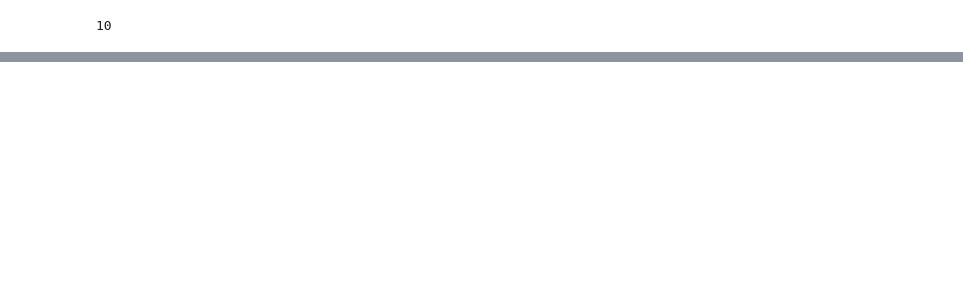
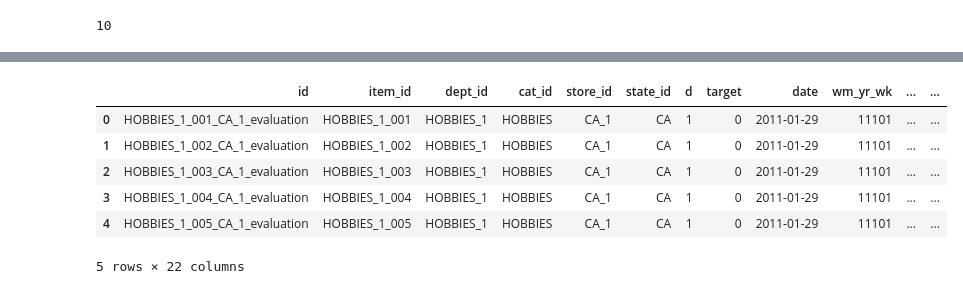
Before and after one commit to rfhussain/m5_kaggle, a Jupyter notebook: eda/21jun2020.ipynb, the cells around one changed output, grey strips where cells are left out. Drawn from its saved outputs; the diff is of its cells as text; code cells hidden in the pictures; blank space fills up the shorter version.

```diff
--- a/eda/21jun2020.ipynb
+++ b/eda/21jun2020.ipynb
@@ -423,0 +542,2 @@ df_calander[df_calander.month==1].head(15)
+# %%
+dfmain['sell_price'].fillna(0, inplace=True)
@@ -423,0 +548,15 @@ df_calander[df_calander.month==1].head(15)
+# %%
+### Adding Means
+def add_mean(dfmain, col):
+    mean_attrib = col + '_target_mean'
+    mean_values = dfmain.groupby(col).target.mean()
+    dfmain[mean_attrib] = dfmain[col].map(mean_values)
+    return dfmain
+# %%
+dfmain = add_mean(dfmain,'store_id')
+dfmain = add_mean(dfmain,'id')
+dfmain = add_mean(dfmain,'cat_id')
+dfmain = add_mean(dfmain,'state_id')
+dfmain = add_mean(dfmain,'item_id')
+# %%
+dfmain = add_mean(dfmain,'dept_id')
@@ -423,0 +673,10 @@ df_calander[df_calander.month==1].head(15)
+# %%
+dfmain.head()
+# %% [output]
+|  | id | item_id | dept_id | cat_id | store_id | state_id | d | target | date | wm_yr_wk | ... | ... |
+| 0 | HOBBIES_1_001_CA_1_evaluation | HOBBIES_1_001 | HOBBIES_1 | HOBBIES | CA_1 | CA | 1 | 0 | 2011-01-29 | 11101 | ... | ... |
+| 1 | HOBBIES_1_002_CA_1_evaluation | HOBBIES_1_002 | HOBBIES_1 | HOBBIES | CA_1 | CA | 1 | 0 | 2011-01-29 | 11101 | ... | ... |
+| 2 | HOBBIES_1_003_CA_1_evaluation | HOBBIES_1_003 | HOBBIES_1 | HOBBIES | CA_1 | CA | 1 | 0 | 2011-01-29 | 11101 | ... | ... |
+| 3 | HOBBIES_1_004_CA_1_evaluation | HOBBIES_1_004 | HOBBIES_1 | HOBBIES | CA_1 | CA | 1 | 0 | 2011-01-29 | 11101 | ... | ... |
+| 4 | HOBBIES_1_005_CA_1_evaluation | HOBBIES_1_005 | HOBBIES_1 | HOBBIES | CA_1 | CA | 1 | 0 | 2011-01-29 | 11101 | ... | ... |
+5 rows × 22 columns
```
Also changed, not shown: parts of 51 cells of this notebook.
